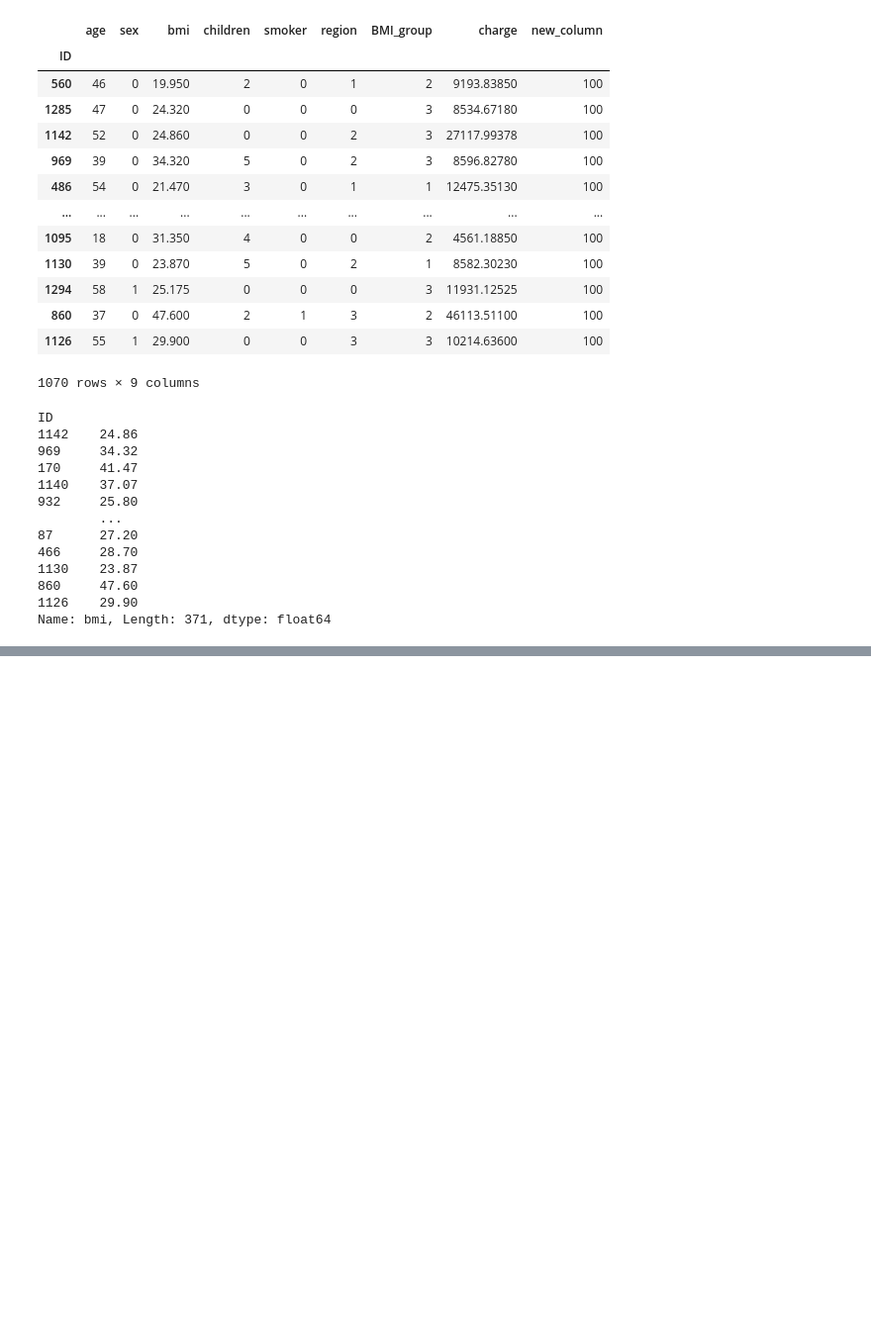
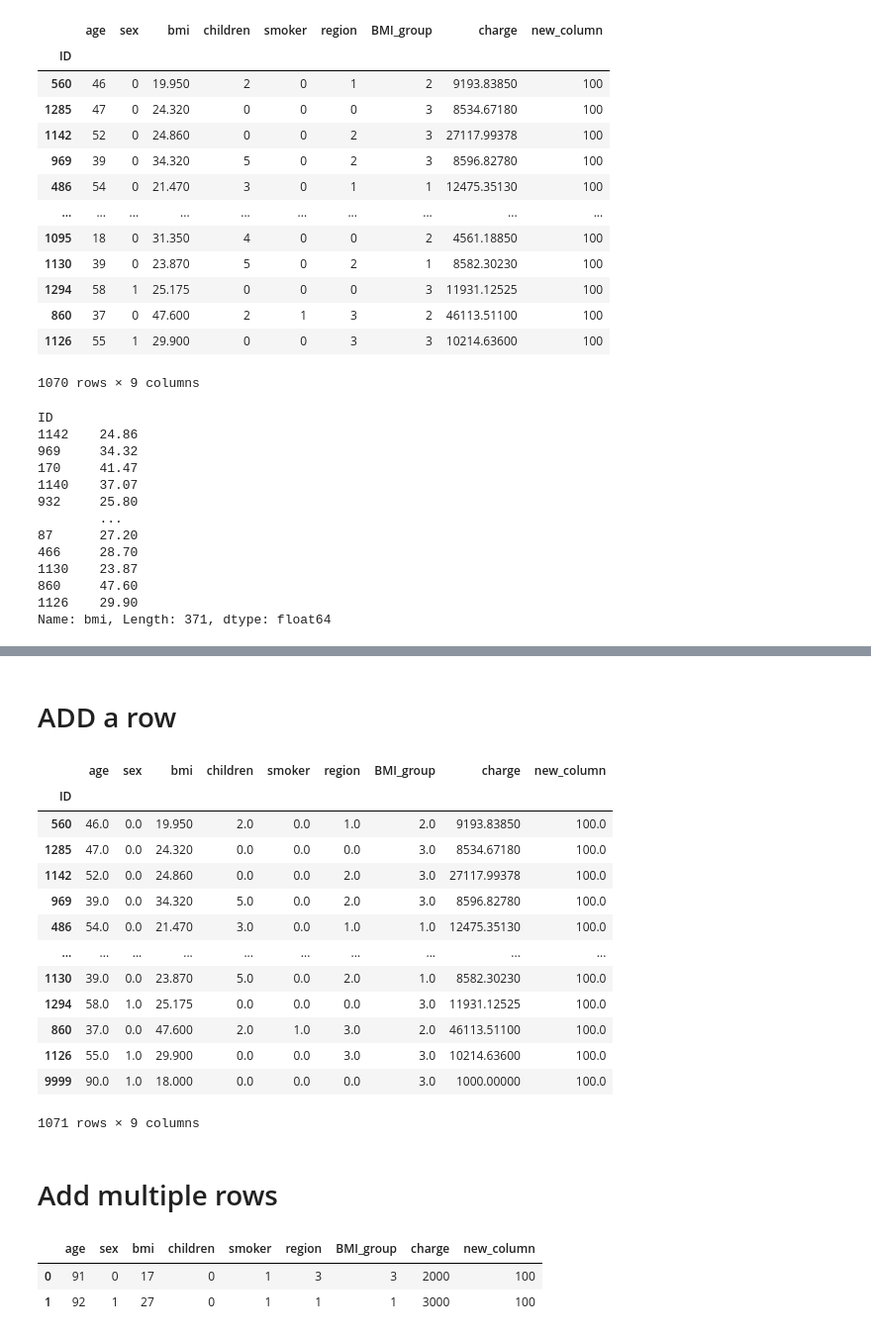
Before and after one commit to sumitdwivedi565/E441_Docs, a Jupyter notebook: Pandas.ipynb, the cells around one changed output, grey strips where cells are left out. Shown at 99% size. Cells and saved outputs as stored; diff of their text form; code cells hidden in the pictures; blank space fills up the shorter version.

```diff
--- a/Pandas.ipynb
+++ b/Pandas.ipynb
@@ -958,5 +958,3 @@ insurance_df
 | 860 | 37 | 0 | 47.600 | 2 | 1 | 3 | 2 | 46113.51100 |
 | 1126 | 55 | 1 | 29.900 | 0 | 0 | 3 | 3 | 10214.63600 |
 1070 rows × 8 columns
-# %%
-insurance_df.loc[1285:969,["BMI_Group"]] = 2
@@ -1084,0 +1100,23 @@ Name: bmi, Length: 371, dtype: float64
+# %% [markdown]
+# ADD a row
+# %%
+insurance_df.loc[9999,:] = [90,1,18,0,0,0,3,1000,100]
+# %%
+insurance_df
+# %% [output]
+|  | age | sex | bmi | children | smoker | region | BMI_group | charge | new_column |
+| ID |  |  |  |  |  |  |  |  |  |
+| 560 | 46.0 | 0.0 | 19.950 | 2.0 | 0.0 | 1.0 | 2.0 | 9193.83850 | 100.0 |
+| 1285 | 47.0 | 0.0 | 24.320 | 0.0 | 0.0 | 0.0 | 3.0 | 8534.67180 | 100.0 |
+| 1142 | 52.0 | 0.0 | 24.860 | 0.0 | 0.0 | 2.0 | 3.0 | 27117.99378 | 100.0 |
+| 969 | 39.0 | 0.0 | 34.320 | 5.0 | 0.0 | 2.0 | 3.0 | 8596.82780 | 100.0 |
+| 486 | 54.0 | 0.0 | 21.470 | 3.0 | 0.0 | 1.0 | 1.0 | 12475.35130 | 100.0 |
+| ... | ... | ... | ... | ... | ... | ... | ... | ... | ... |
+| 1130 | 39.0 | 0.0 | 23.870 | 5.0 | 0.0 | 2.0 | 1.0 | 8582.30230 | 100.0 |
+| 1294 | 58.0 | 1.0 | 25.175 | 0.0 | 0.0 | 0.0 | 3.0 | 11931.12525 | 100.0 |
+| 860 | 37.0 | 0.0 | 47.600 | 2.0 | 1.0 | 3.0 | 2.0 | 46113.51100 | 100.0 |
+| 1126 | 55.0 | 1.0 | 29.900 | 0.0 | 0.0 | 3.0 | 3.0 | 10214.63600 | 100.0 |
+| 9999 | 90.0 | 1.0 | 18.000 | 0.0 | 0.0 | 0.0 | 3.0 | 1000.00000 | 100.0 |
+1071 rows × 9 columns
+# %% [markdown]
+# Add multiple rows
@@ -1084,0 +1125,6 @@ Name: bmi, Length: 371, dtype: float64
+# %%
+new
+# %% [output]
+|  | age | sex | bmi | children | smoker | region | BMI_group | charge | new_column |
+| 0 | 91 | 0 | 17 | 0 | 1 | 3 | 3 | 2000 | 100 |
+| 1 | 92 | 1 | 27 | 0 | 1 | 1 | 1 | 3000 | 100 |
```
Also changed, not shown: parts of 16 cells of this notebook, 2 other files.
